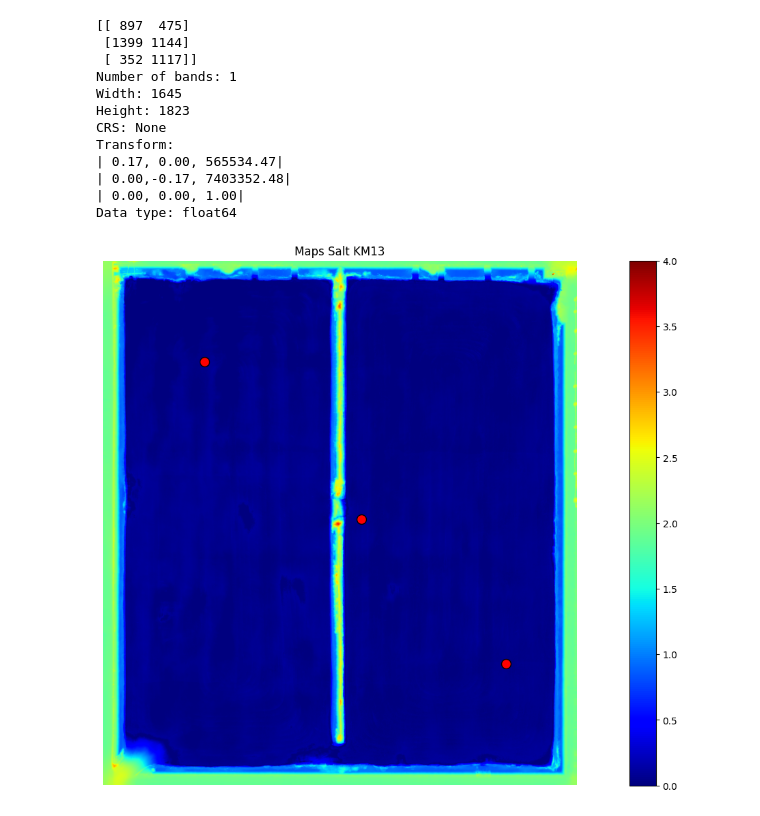
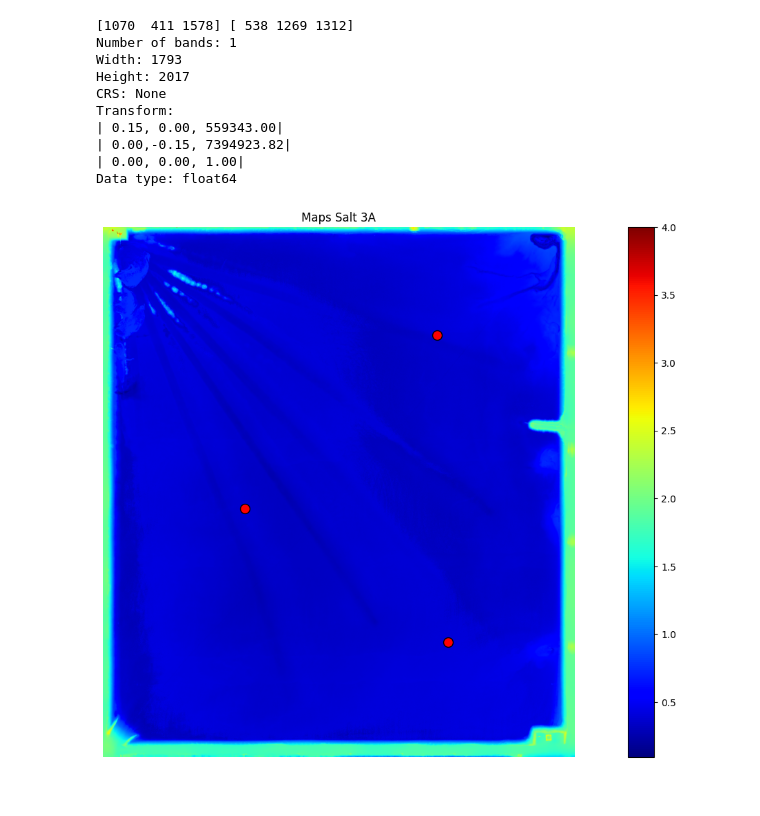
Before and after one commit to Kauel-Chile/sqm_batimetria, a Jupyter notebook: points_comparation.ipynb, the cells around one changed output. Drawn from its saved outputs; the diff is of its cells as text; code cells hidden in the pictures.

```diff
--- a/points_comparation.ipynb
+++ b/points_comparation.ipynb
@@ -85,20 +85,23 @@ pozas = {
 
 
 DATE = 29032025
-H = 150
-V = 10
-F = 50
+H = 100
+V = 7
+F = 100
 C = 'plena_luz'
+T = 'sin talud'
 POZA = 'km13'
 S = 'sectorb'
-PATH_LAS = f'data/vuelos_marzos/{DATE}/{H}m_{V}ms_{F}khz_{C}/{POZA}_{S}_{H}m_{V}ms_{F}khz_{C}_0_0.las'
+PATH_LAS = f'data/vuelos_marzos/{DATE}/{T}/{H}m_{V}ms_{F}khz_{C}/{POZA}_{S}_{H}m_{V}ms_{F}khz_{C}_0_0.las'
+#PATH_LAS = f'data/vuelos_marzos/{DATE}/{H}m_{V}ms_{F}khz_{C}/{POZA}_{H}m_{V}ms_{F}khz_{C}_0_0.las'
+
 LIMIT = -1
 
 rasante = rasantes.get(POZA, None)
-c_salmuera = salmueras.get(POZA, None)
+c_salmuera_sqm = salmueras.get(POZA, None)
 i_puntos = pozas.get(POZA,None)
 
-print(f'{POZA}\nRasante: {rasante}\nCota Salmuera: {c_salmuera}\nPuntos Control: {i_puntos}')
+print(f'{POZA}\nRasante: {rasante}\nCota Salmuera SQM: {c_salmuera_sqm}\nPuntos Control: {i_puntos}')
 # %% [output]
 km13
 Rasante: 2300.372
@@ -174,7 +222,7 @@ import numpy as np
 import rasterio
 import matplotlib.pyplot as plt
 
-POZA= 'km13'
+POZA= '3a'
 
 i_puntos = pozas.get(POZA,None)
 tiff_path = f'dems/{POZA}.tiff'
@@ -184,42 +232,39 @@ with rasterio.open(tiff_path) as src:
     data = src.read()
 
     transformer = rasterio.transform.AffineTransformer(src.transform)
     p = np.array([transformer.rowcol(x, y) for x,y,_ in i_puntos])
-    print(p)
-    x,y = p[:,0], p[:,0]
-
+    x,y = p[:,0], p[:,1]
+    print(x,y)
     # Print basic information about the raster
     print(f'Number of bands: {src.count}')
     print(f'Width: {src.width}')
     print(f'Height: {src.height}')
     print(f'CRS: {src.crs}')
     print(f'Transform: \n{src.transform}')
     print(f'Data type: {src.dtypes[0]}')
 
     # Display the image
     if src.count == 1:
         plt.figure(figsize=(20,10))
-        plt.scatter(x,y, color='red', marker='o', s=100, edgecolor='black')
+        plt.scatter(y,x, color='red', marker='o', s=100, edgecolor='black')
         plt.imshow(data[0], cmap='jet')
     else:
         plt.imshow(data.transpose(1, 2, 0))
 
     plt.title(f'Maps Salt {POZA.upper()}')
     plt.colorbar()
     plt.axis('off')
     plt.savefig(output_path, dpi=300, bbox_inches='tight')
     plt.show()
 # %% [output]
-[[ 897  475]
- [1399 1144]
- [ 352 1117]]
+[1070  411 1578] [ 538 1269 1312]
 Number of bands: 1
-Width: 1645
-Height: 1823
+Width: 1793
+Height: 2017
 CRS: None
 Transform:
-| 0.17, 0.00, 565534.47|
-| 0.00,-0.17, 7403352.48|
+| 0.15, 0.00, 559343.00|
+| 0.00,-0.15, 7394923.82|
 | 0.00, 0.00, 1.00|
 Data type: float64
-[figure, old version]
+[figure, new version]
```
Also changed, not shown: parts of 3 cells of this notebook.
